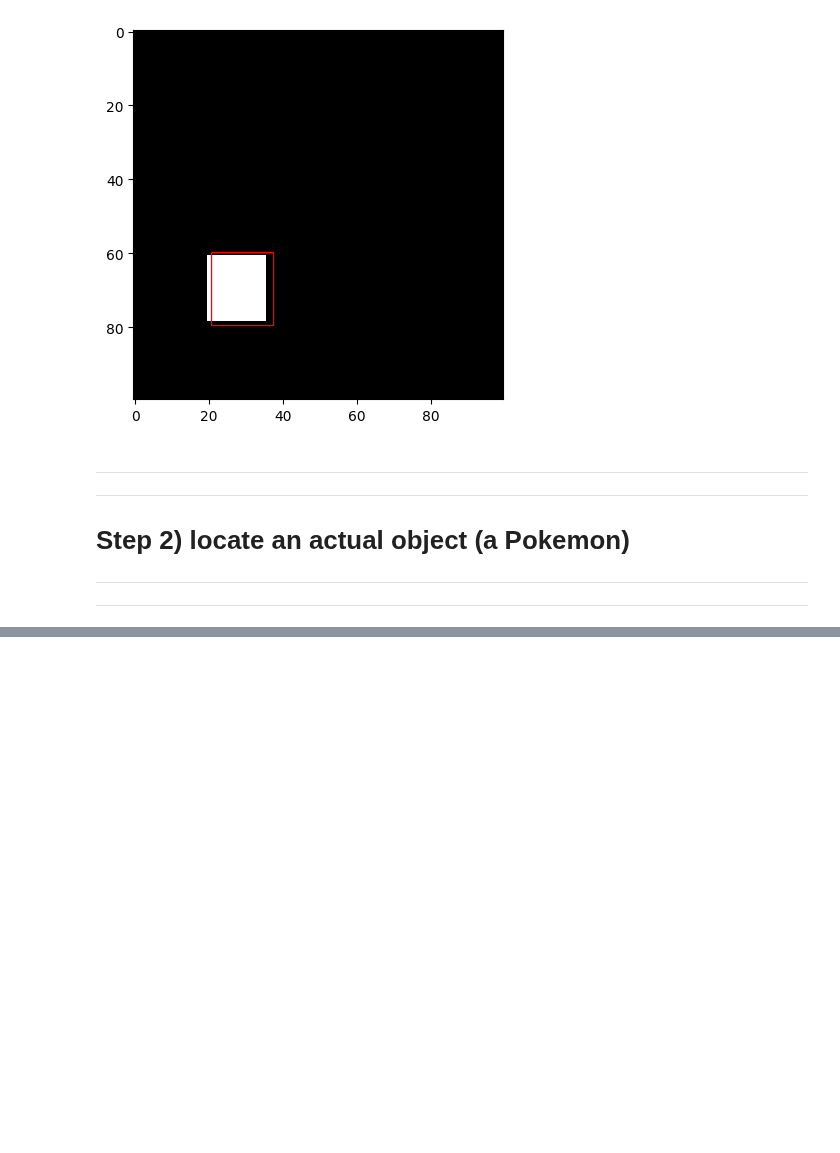
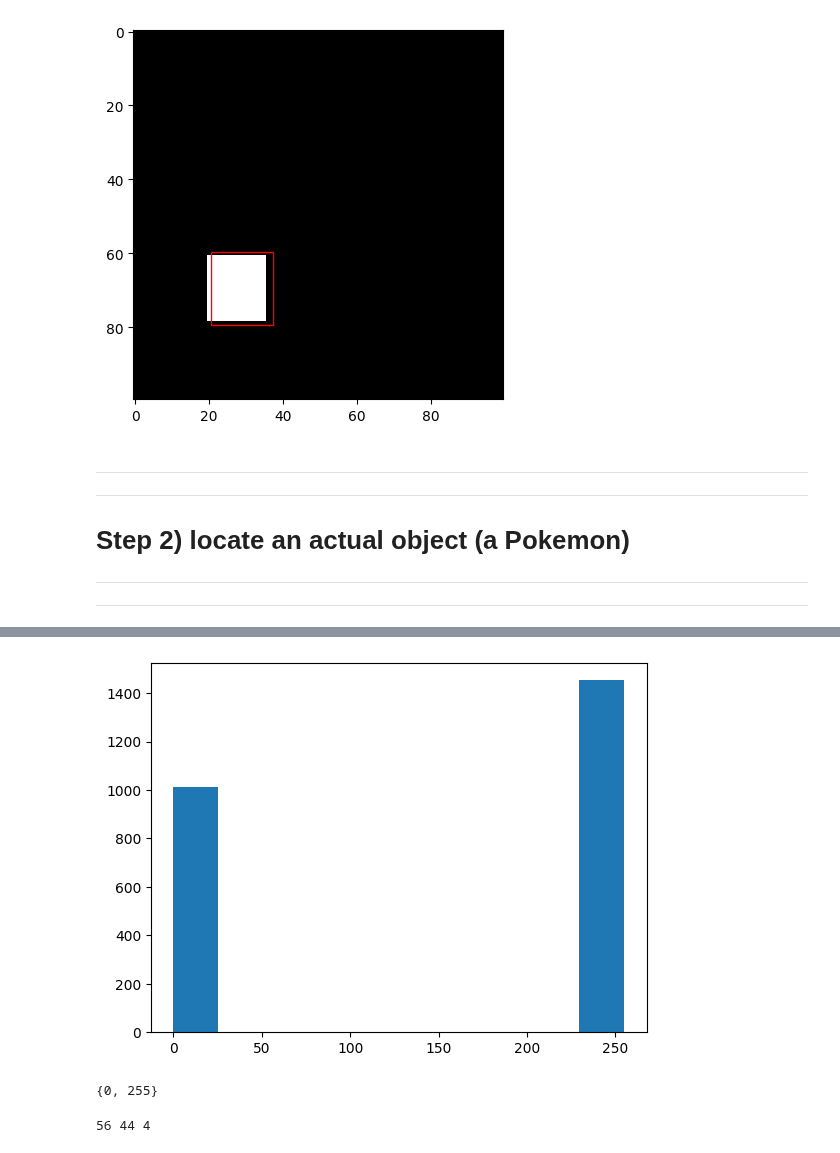
Before and after one commit to giraydorukyurt7/Data_Science-And-Artificial_Intelligence-Journeys, a Jupyter notebook: Deep_Learning/OTHERS/OBJECT_LOCALIZATOR/object_localizator.ipynb, the cells around one changed output, grey strips where cells are left out. Cells and saved outputs as stored; diff of their text form; code cells hidden in the pictures; blank space fills up the shorter version.

Commit message:
SSD Step 2 - Dataset generator

```diff
--- a/Deep_Learning/OTHERS/OBJECT_LOCALIZATOR/object_localizator.ipynb
+++ b/Deep_Learning/OTHERS/OBJECT_LOCALIZATOR/object_localizator.ipynb
@@ -138,0 +177,37 @@ for i in range(5):
+# %%
+plt.hist(ch[:,:,3].flatten()) # check possible pixel values by histogram
+plt.show()
+
+set(ch[:,:,3].flatten()) # see 1 possible value per element with set
+# %% [output]
+[figure, added]
+{0, 255}
+# %%
+# image generator
+POKE_DIM = 200
+ch = np.array(ch)
+CH_H, CH_W, _ = ch.shape
+print(CH_H, CH_W, _)
+
+def pokemon_generator(batch_size=64):
+    # generate image and targets
+    while True:
+        for _ in range(50): # Each epoch will have 50 batches. (No important reason)
+            X = np.zeros((batch_size, POKE_DIM, POKE_DIM, 3)) #POKE_DIMxPOKE_DIM images with rgb
+            Y = np.zeros((batch_size, 4))
+
+            for i in range(batch_size): #make boxes and store their location in the target
+                row0 = np.random.randint(POKE_DIM - CH_H) # CH has fixed size.
+                col0 = np.random.randint(POKE_DIM - CH_W)
+                row1 = row0 + CH_H
+                col1 = col0 + CH_W
+                #Create input (X):
+                X[i,row0:row1,col0:col1,:]= ch[:,:,:3] #i'th element in the batch
+                #Create output/Targets (Y):
+                Y[i,0] = row0/POKE_DIM        #top left corner(x1) + normalization
+                Y[i,1] = col0/POKE_DIM        #top left corner(y1) + normalization
+                Y[i,2] = (row1-row0)/POKE_DIM #bottom right corner(x2) + normalization
+                Y[i,3] = (col1-col0)/POKE_DIM #bottom right corner(y2) + normalization
+        yield X / 255., Y # instead of return we use yield
+# %% [output]
+56 44 4
```
Also changed, not shown: parts of 6 cells of this notebook, 1 other file.
